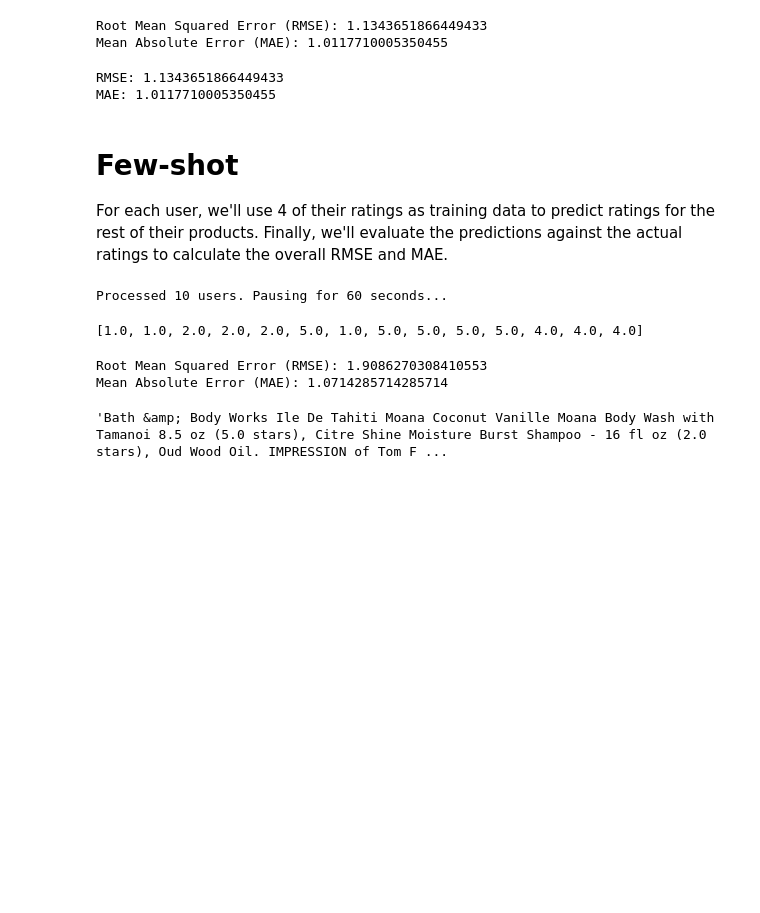
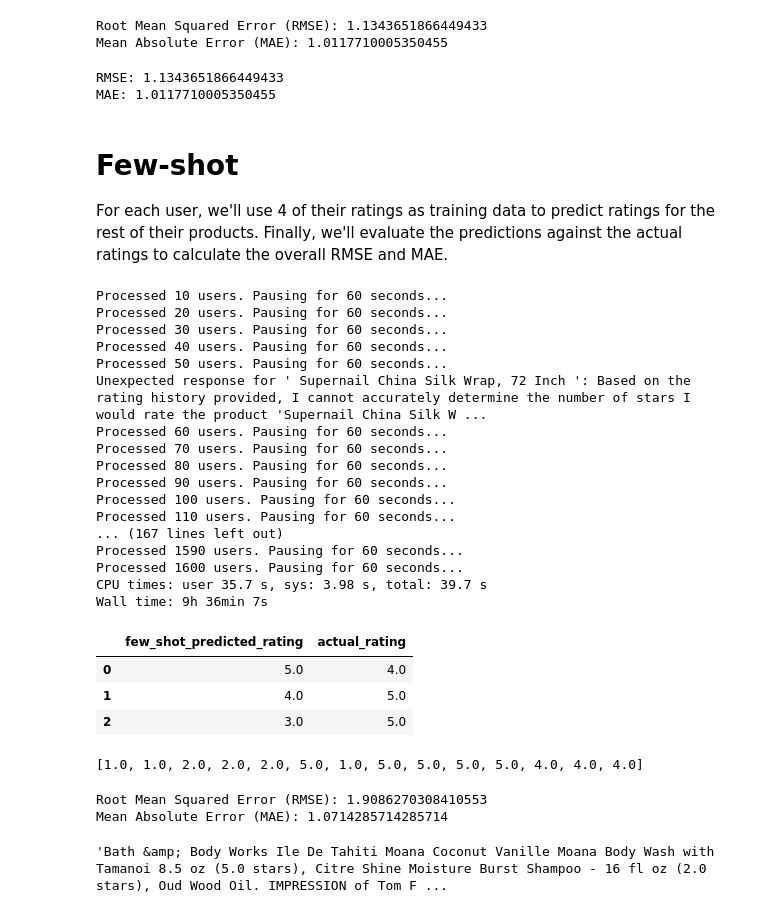
Before and after one commit to tnathu-ai/recommender-system-openAI, a Jupyter notebook: rec-sys/notebook/large_amazon_data/rating_prediction.ipynb, the cells around one changed output. Saved outputs shown, nothing was run; the diff lists cells and outputs as text; code cells hidden in the pictures; blank space fills up the shorter version.

Commit message:
complete prediction for large data

```diff
--- a/rec-sys/notebook/large_amazon_data/rating_prediction.ipynb
+++ b/rec-sys/notebook/large_amazon_data/rating_prediction.ipynb
@@ -271,11 +271,10 @@ def predict_rating_few_shot(product_title, rating_history, model=GPT_MODEL_NAME,
     - float: Predicted rating for the product or None if the response is not valid.
     """
     # Construct the prompt to ask the model
-    prompt = (f"Here is user rating history: {rating_history}; "
-              f"Based on the above rating history, please predict user's rating for the product: '{product_title}', "
-              "(1 being lowest and 5 being highest.). "
-              "Attention! Just give me back the exact whole number as a result, and you don't need a lot of text.")
-
+    prompt = (f"Here is the user's rating history: {rating_history}. "
+          f"Based on the above rating history, how many stars would you rate the product: '{product_title}'? "
+          "(Provide a number between 1 and 5, either followed by the word 'stars' or preceded by the words 'would be'). "
+          "Attention! Keep the response concise.")
     # Make the API call
     response = openai.ChatCompletion.create(
         model=model,
@@ -288,8 +287,12 @@ def predict_rating_few_shot(product_title, rating_history, model=GPT_MODEL_NAME,
 
     rating_text = response.choices[0].message['content'].strip()
     try:
-        # Extract the first numerical value from the response
-        rating = float(re.search(r'\d+?', rating_text).group())
+        # Extract the numerical value that appears close to "rating" or "stars"
+        match = re.search(r'(\d+(\.\d*)?)\s*(?=stars|star)|rating\s*(\d+(\.\d*)?)|would be\s*(\d+(\.\d*)?)', rating_text)
+        if match:
+            rating = float(next((m for m in match.groups() if m), 0))  # Extract the first matched group that's not None
+        else:
+            rating = 0
         if not (0.5 <= rating <= 5.0):
             raise ValueError("Rating out of bounds")
     except (ValueError, AttributeError):
@@ -310,33 +313,53 @@ for idx, reviewerID in enumerate(users):
     user_data = data[data['reviewerID'] == reviewerID]
 
     # Check if the user has at least 5 ratings
     if len(user_data) >= 5:
         train_data = user_data.sample(4, random_state=RANDOM_STATE)
         test_data = user_data.drop(train_data.index)
 
         # For each product in the testing set, use the training data to predict a rating
         for _, test_row in test_data.iterrows():
             rating_history_str = ', '.join([f"{row['title']} ({row['rating']} stars)" for _, row in train_data.iterrows()])
             predicted_rating = predict_rating_few_shot(test_row['title'], rating_history_str)
 
             predicted_ratings.append(predicted_rating)
             actual_ratings.append(test_row['rating'])
 
     # Introduce a pause after processing every PAUSE_EVERY_N_USERS
     if (idx + 1) % PAUSE_EVERY_N_USERS == 0:
         print(f"Processed {idx + 1} users. Pausing for {SLEEP_TIME} seconds...")
         time.sleep(SLEEP_TIME)
 
 # Save the predicted ratings to a new CSV file
 predicted_ratings_df = pd.DataFrame({
     'few_shot_predicted_rating': predicted_ratings,
     'actual_rating': actual_ratings
 })
 predicted_ratings_df.to_csv('../../data/amazon-beauty/large_predictions_few_shot.csv', index=False)
 
 predicted_ratings_df.head(3)
 # %% [output]
 Processed 10 users. Pausing for 60 seconds...
+Processed 20 users. Pausing for 60 seconds...
+Processed 30 users. Pausing for 60 seconds...
+Processed 40 users. Pausing for 60 seconds...
+Processed 50 users. Pausing for 60 seconds...
+Unexpected response for ' Supernail China Silk Wrap, 72 Inch ': Based on the rating history provided, I cannot accurately determine the number of stars I would rate the product 'Supernail China Silk W ...
+Processed 60 users. Pausing for 60 seconds...
+Processed 70 users. Pausing for 60 seconds...
+Processed 80 users. Pausing for 60 seconds...
+Processed 90 users. Pausing for 60 seconds...
+Processed 100 users. Pausing for 60 seconds...
+Processed 110 users. Pausing for 60 seconds...
+... (167 lines left out)
+Processed 1590 users. Pausing for 60 seconds...
+Processed 1600 users. Pausing for 60 seconds...
+CPU times: user 35.7 s, sys: 3.98 s, total: 39.7 s
+Wall time: 9h 36min 7s
+|  | few_shot_predicted_rating | actual_rating |
+| 0 | 5.0 | 4.0 |
+| 1 | 4.0 | 5.0 |
+| 2 | 3.0 | 5.0 |
 # %%
 predicted_ratings
 # %% [output]
```
Also changed, not shown: parts of 2 cells of this notebook, 1 other file.
